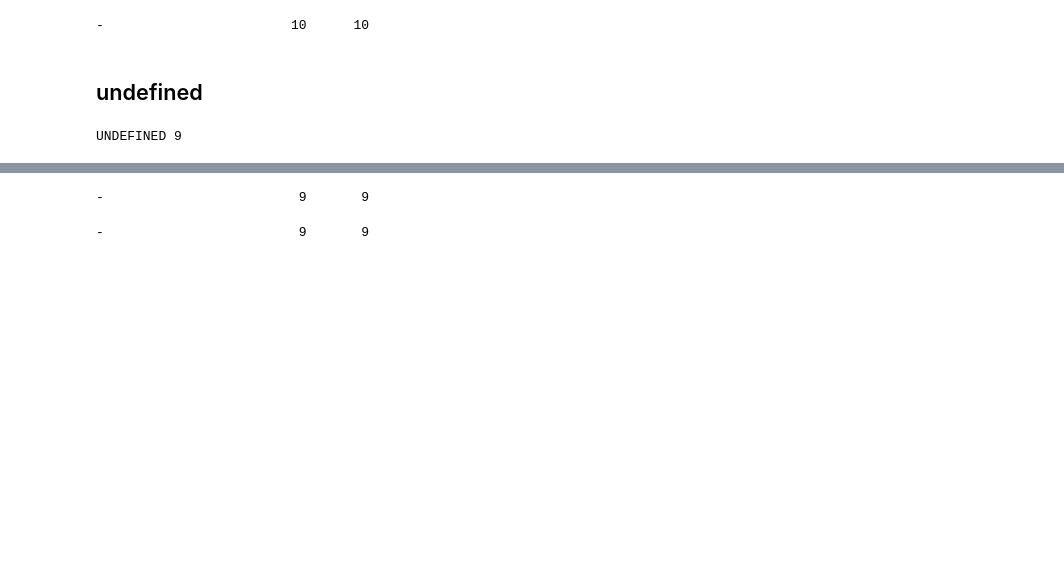
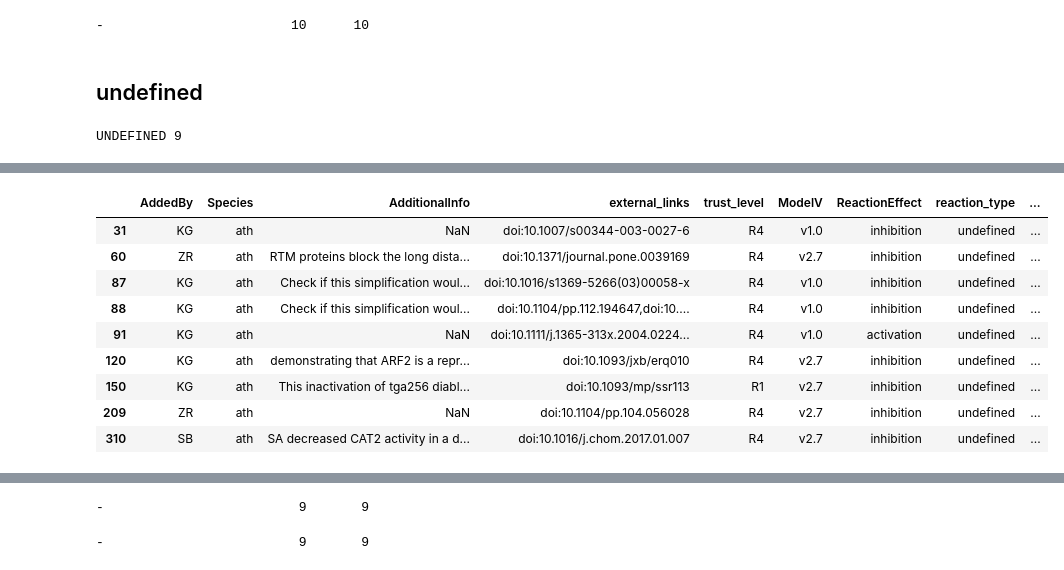
Before and after one commit to NIB-SI/skm-neo4j, a Jupyter notebook: work/p5-import-reactions.ipynb, the cells around one changed output, grey strips where cells are left out. Cells and saved outputs as stored; diff of their text form; code cells hidden in the pictures; blank space fills up the shorter version.

Commit message:
update inhibition

```diff
--- a/work/p5-import-reactions.ipynb
+++ b/work/p5-import-reactions.ipynb
@@ -1314,3 +1323,16 @@ rename_target(subdf, 'input1',  'catalyst')
+# %%
+subdf[reaction_standard_columns]
+# %% [output]
+|  | AddedBy | Species | AdditionalInfo | external_links | trust_level | ModelV | ReactionEffect | reaction_type | ... |
+| 31 | KG | ath | NaN | doi:10.1007/s00344-003-0027-6 | R4 | v1.0 | inhibition | undefined | ... |
+| 60 | ZR | ath | RTM proteins block the long dista... | doi:10.1371/journal.pone.0039169 | R4 | v2.7 | inhibition | undefined | ... |
+| 87 | KG | ath | Check if this simplification woul... | doi:10.1016/s1369-5266(03)00058-x | R4 | v1.0 | inhibition | undefined | ... |
+| 88 | KG | ath | Check if this simplification woul... | doi:10.1104/pp.112.194647,doi:10.... | R4 | v1.0 | inhibition | undefined | ... |
+| 91 | KG | ath | NaN | doi:10.1111/j.1365-313x.2004.0224... | R4 | v1.0 | activation | undefined | ... |
+| 120 | KG | ath | demonstrating that ARF2 is a repr... | doi:10.1093/jxb/erq010 | R4 | v2.7 | inhibition | undefined | ... |
+| 150 | KG | ath | This inactivation of tga256 diabl... | doi:10.1093/mp/ssr113 | R1 | v2.7 | inhibition | undefined | ... |
+| 209 | ZR | ath | NaN | doi:10.1104/pp.104.056028 | R4 | v2.7 | inhibition | undefined | ... |
+| 310 | SB | ath | SA decreased CAT2 activity in a d... | doi:10.1016/j.chom.2017.01.007 | R4 | v2.7 | inhibition | undefined | ... |
 # %%
 activation_subdf = subdf[subdf['ReactionEffect'] == 'activation' ]
 inhibition_subdf = subdf[subdf['ReactionEffect'] == 'inhibition' ]
```
Also changed, not shown: parts of 16 cells of this notebook, 6 other files.
